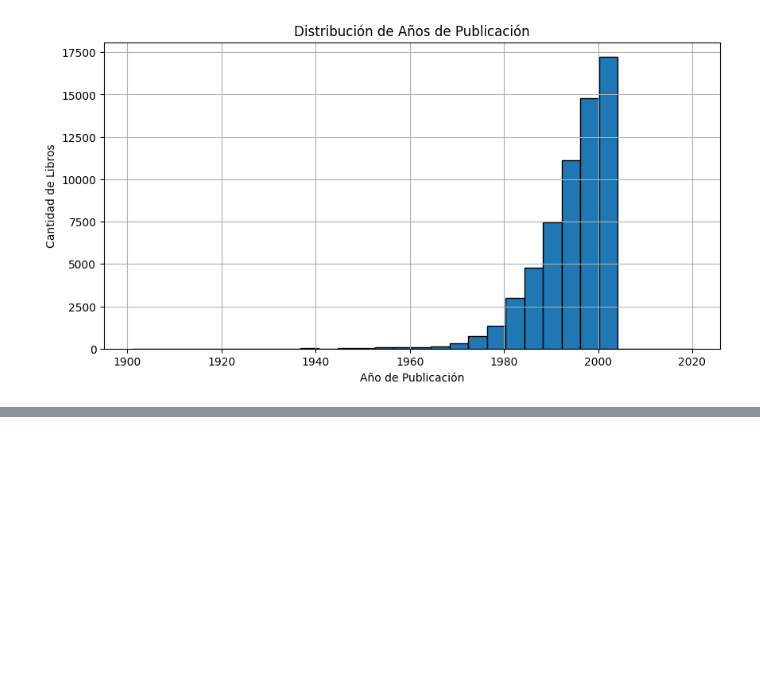
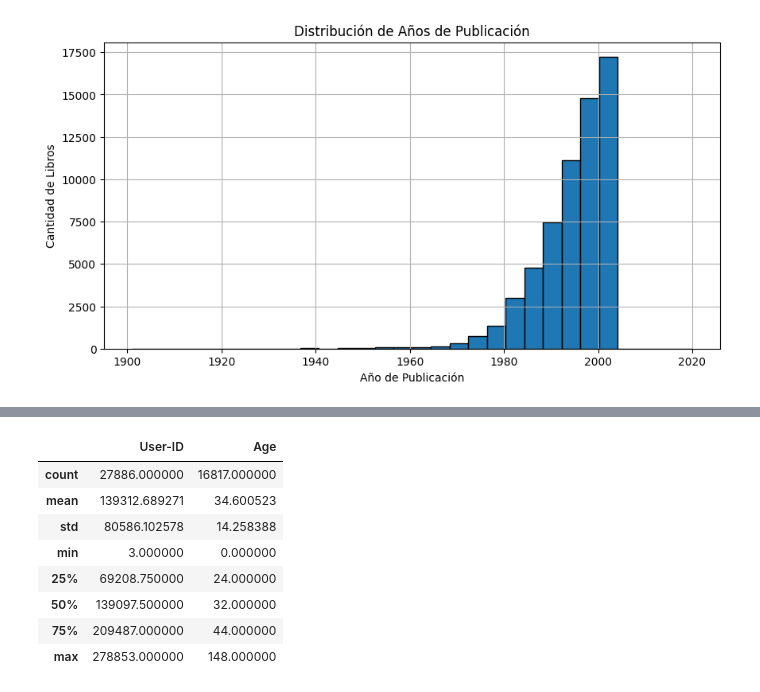
Before and after one commit to LPELCRACK896/DL_lab6, a Jupyter notebook: analisis_exploratorio.ipynb, the cells around one changed output, grey strips where cells are left out. Saved outputs shown, nothing was run; the diff lists cells and outputs as text; code cells hidden in the pictures; blank space fills up the shorter version.

```diff
--- a/analisis_exploratorio.ipynb
+++ b/analisis_exploratorio.ipynb
@@ -88,0 +141,12 @@ plt.show()
+# %%
+users.describe()
+# %% [output]
+|  | User-ID | Age |
+| count | 27886.000000 | 16817.000000 |
+| mean | 139312.689271 | 34.600523 |
+| std | 80586.102578 | 14.258388 |
+| min | 3.000000 | 0.000000 |
+| 25% | 69208.750000 | 24.000000 |
+| 50% | 139097.500000 | 32.000000 |
+| 75% | 209487.000000 | 44.000000 |
+| max | 278853.000000 | 148.000000 |
```
Also changed, not shown: parts of 10 cells of this notebook.
